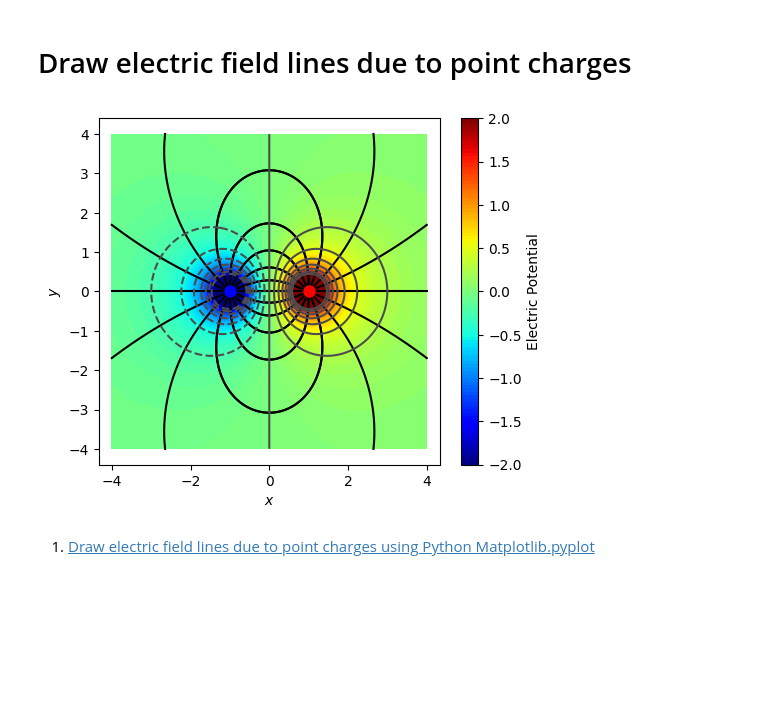
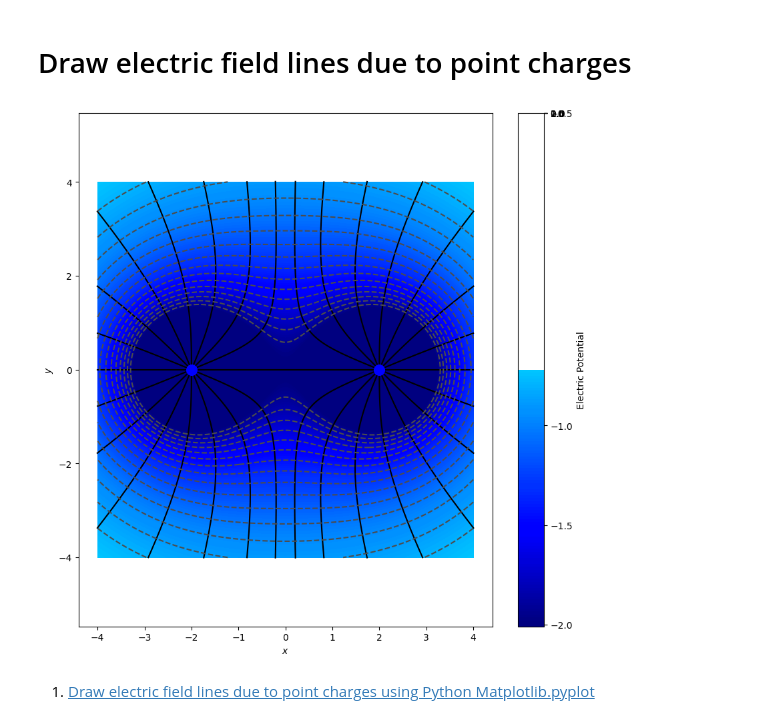
Before and after one commit to sergiokapone/Physics_with_Python, a Jupyter notebook: Electostatics/Electric_field_lines.ipynb, the cells around one changed output. Cells and saved outputs as stored; diff of their text form; code cells hidden in the pictures; blank space fills up the shorter version.

```diff
--- a/Electostatics/Electric_field_lines.ipynb
+++ b/Electostatics/Electric_field_lines.ipynb
@@ -42,13 +42,13 @@ def V_total(x, y, charges):
         Vp = V_point_charge(C.q, C.pos, x, y)
         V = V + Vp
     return V
+# %%
+# charges and positions
+charges = [
+    charge(-2, [-2, 0]),
+    charge(-2, [2, 0]),
+]
 # %%
-# charges and positions
-charges = [
-    charge(-1, [-1, 0]),
-    charge(1, [1, 0]),
-]
-
 # calculate field lines
 x0, x1 = -4, 4
 y0, y1 = -4, 4
@@ -100,37 +100,37 @@ xxs = np.array(xxs)
 yys = np.array(yys)
 vvs = np.array(vvs)
 # %%
-plt.figure(figsize=(5.5, 4.5), facecolor="w")
+plt.figure(figsize=(10, 10), facecolor="w")
 
 # plot field line
 for x, y in zip(xs, ys):
     plt.plot(x, y, color="k")
 
 # plot point charges
 for C in charges:
     if C.q > 0:
         plt.plot(C.pos[0], C.pos[1], "ro", ms=8 * np.sqrt(C.q))
     if C.q < 0:
         plt.plot(C.pos[0], C.pos[1], "bo", ms=8 * np.sqrt(-C.q))
 
 # plot electric potential
 clim0, clim1 = -2, 2
 vvs[np.where(vvs < clim0)] = clim0 * 0.999999  # to avoid error
 vvs[np.where(vvs > clim1)] = clim1 * 0.999999  # to avoid error
 plt.tricontour(xxs, yys, vvs, 15, colors="0.3")
 plt.tricontourf(xxs, yys, vvs, 100, cmap=cm.jet)
 cbar = plt.colorbar()
 cbar.mappable.set_clim(clim0, clim1)
 cbar.set_ticks([-2, -1.5, -1, -0.5, 0, 0.5, 1, 1.5, 2])
 cbar.set_label("Electric Potential")
 plt.xlabel("$x$")
 plt.ylabel("$y$")
 plt.xlim(x0, x1)
 plt.ylim(y0, y1)
 plt.axis("equal")
 # plt.savefig("electric_force_lines_1.png", dpi=250, bbox_inches="tight", pad_inches=0.02)
 plt.show()
 # %% [output]
-[figure, old version]
+[figure, new version]
 # %% [markdown]
 1. [Draw electric field lines due to point charges using Python Matplotlib.pyplot](https://pythonmatplotlibtips.blogspot.com/2017/12/draw-beautiful-electric-field-lines.html?m=1)
```
Also changed, not shown: 2 other files.
